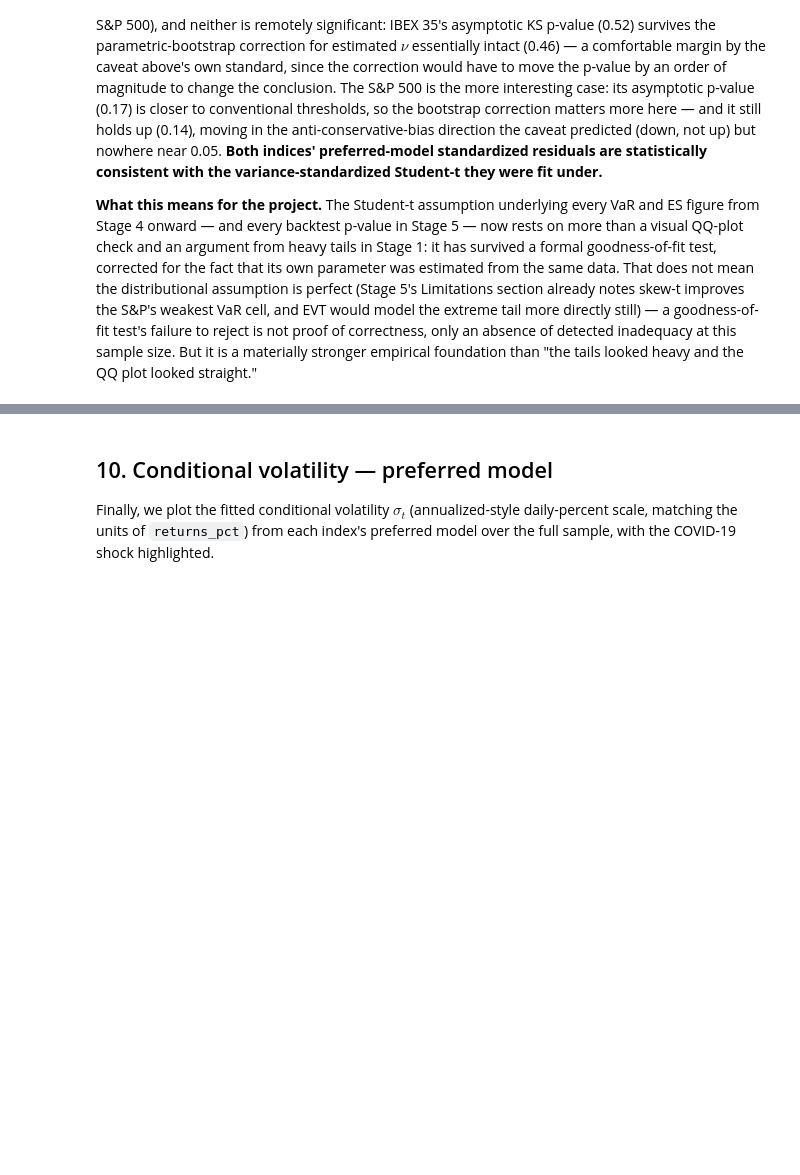
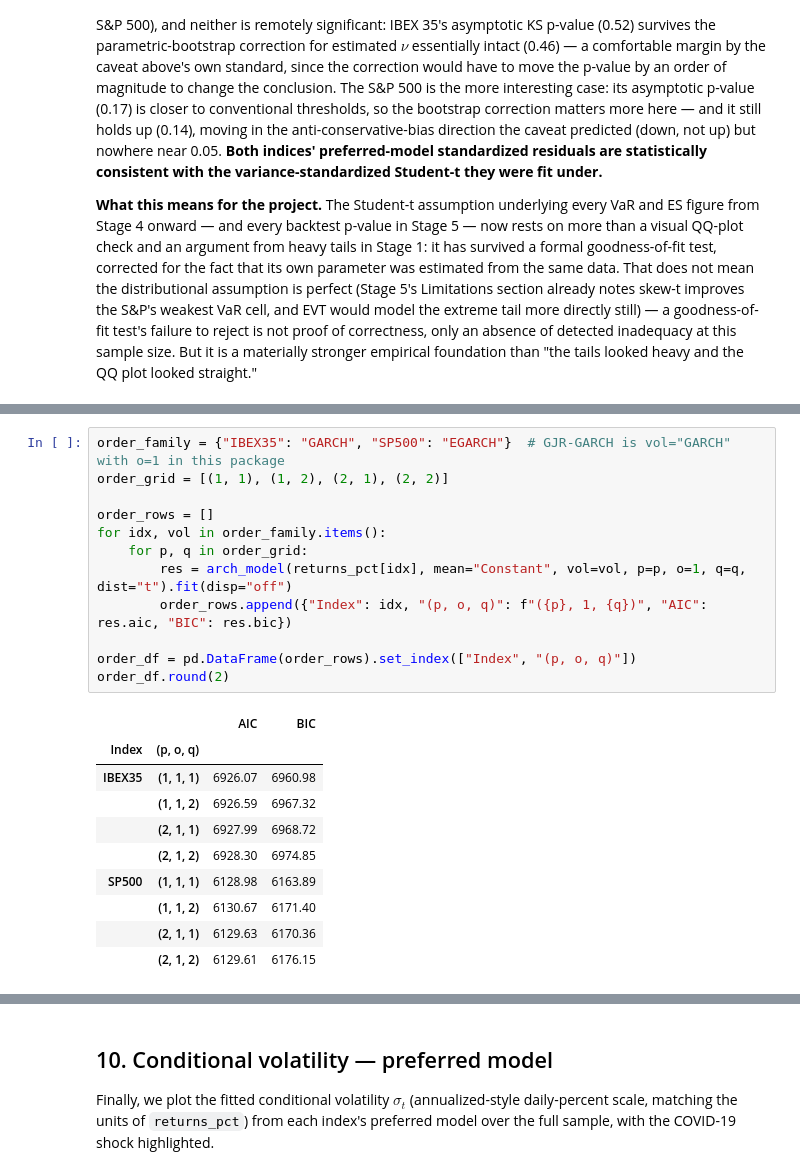
Before and after one commit to MLEIV90/ibex-garch-risk, a Jupyter notebook: notebooks/03_garch_family.ipynb, the cells around one changed output, grey strips where cells are left out. Saved outputs shown, nothing was run; the diff lists cells and outputs as text; blank space fills up the shorter version.

```diff
--- a/notebooks/03_garch_family.ipynb
+++ b/notebooks/03_garch_family.ipynb
@@ -643,0 +654,23 @@ the QQ plot looked straight."
+# %%
+order_family = {"IBEX35": "GARCH", "SP500": "EGARCH"}  # GJR-GARCH is vol="GARCH" with o=1 in this package
+order_grid = [(1, 1), (1, 2), (2, 1), (2, 2)]
+
+order_rows = []
+for idx, vol in order_family.items():
+    for p, q in order_grid:
+        res = arch_model(returns_pct[idx], mean="Constant", vol=vol, p=p, o=1, q=q, dist="t").fit(disp="off")
+        order_rows.append({"Index": idx, "(p, o, q)": f"({p}, 1, {q})", "AIC": res.aic, "BIC": res.bic})
+
+order_df = pd.DataFrame(order_rows).set_index(["Index", "(p, o, q)"])
+order_df.round(2)
+# %% [output]
+|  |  | AIC | BIC |
+| Index | (p, o, q) |  |  |
+| IBEX35 | (1, 1, 1) | 6926.07 | 6960.98 |
+|  | (1, 1, 2) | 6926.59 | 6967.32 |
+|  | (2, 1, 1) | 6927.99 | 6968.72 |
+|  | (2, 1, 2) | 6928.30 | 6974.85 |
+| SP500 | (1, 1, 1) | 6128.98 | 6163.89 |
+|  | (1, 1, 2) | 6130.67 | 6171.40 |
+|  | (2, 1, 1) | 6129.63 | 6170.36 |
+|  | (2, 1, 2) | 6129.61 | 6176.15 |
```
Also changed, not shown: parts of 5 cells of this notebook, 2 other files.
